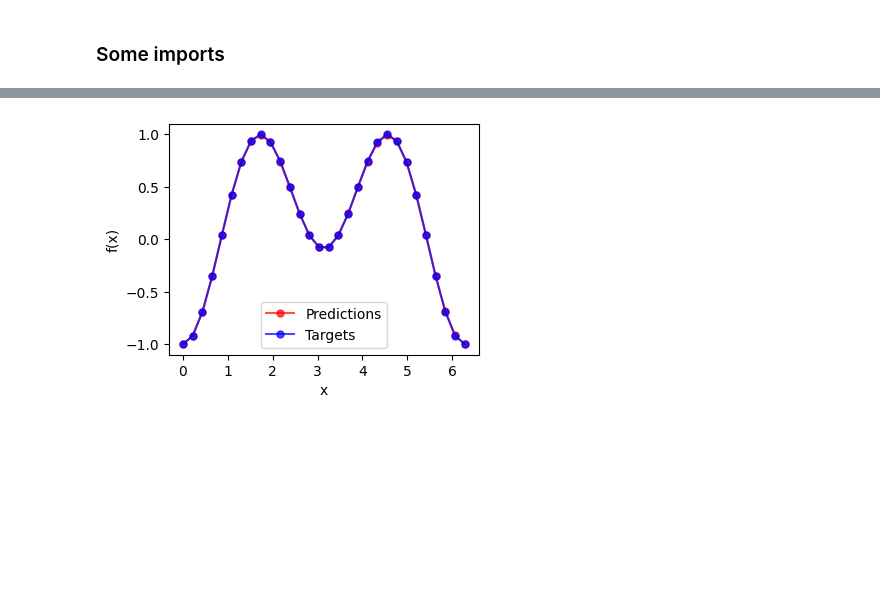
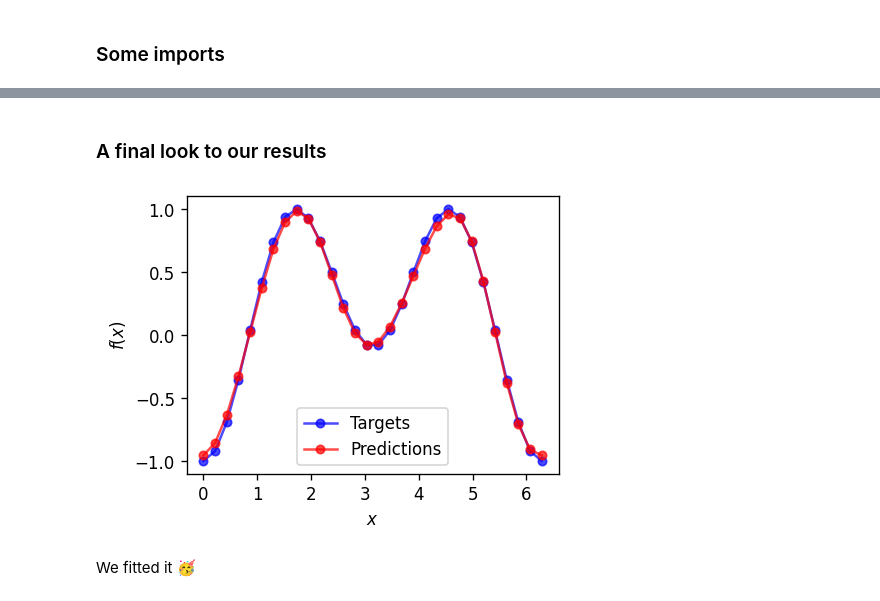
Before and after one commit to qiboteam/qiboml, a Jupyter notebook: doc/source/tutorials/data_reuploading.ipynb, the cells around one changed output, grey strips where cells are left out. Drawn from its saved outputs; the diff is of its cells as text; code cells hidden in the pictures; blank space fills up the shorter version.

```diff
--- a/doc/source/tutorials/data_reuploading.ipynb
+++ b/doc/source/tutorials/data_reuploading.ipynb
@@ -91,0 +111,9 @@ y_train = 2 * ( (y_train - min(y_train)) / (max(y_train) - min(y_train)) - 0.5 )
+# %%
+# We set a number of layers
+nlayers = 5
+
+# We initialise an empty circuit structure
+circuit_structure = []
+# We populate it with alternation of encoding (always the same) and trainable layers (always a new instance)
+for _ in range(nlayers):
+    circuit_structure.extend([encoding_circ, trainable_circuit(entanglement=False)])
@@ -91,0 +138,10 @@ y_train = 2 * ( (y_train - min(y_train)) / (max(y_train) - min(y_train)) - 0.5 )
+# %%
+# The whole model
+model = QuantumModel(
+    circuit_structure=circuit_structure,
+    decoding=decoding_circ,
+    differentiation=PSR(),
+)
+
+# Let's draw it
+fig = model.draw()
@@ -95,5 +161,5 @@ criterion = nn.MSELoss()
 # %%
-epochs = 150
+epochs = 100
 for epoch in range(epochs):
     optimizer.zero_grad()
     # Use torch.stack to get a tensor of shape (100, 1, 1)
@@ -125,26 +186,8 @@ Epoch 140: Loss = 0.002554323225575335
+# %% [markdown]
+### A final look to our results
 # %%
-plt.figure(figsize=(4, 4 * 6 / 8), dpi=100)
-plt.plot(
-    x_train,
-    y_pred.detach().numpy(),
-    marker=".",
-    markersize=10,
-    color="red",
-    label="Predictions",
-    alpha=0.7
-)
-plt.plot(
-    x_train,
-    y_train,
-    marker=".",
-    markersize=10,
-    color="blue",
-    label="Targets",
-    alpha=0.7
-)
-plt.xlabel(r"x")
-plt.ylabel(r"f(x)")
-plt.legend()
-plt.show()
+plot_target(x=x_train, target=y_train, predictions=y_pred)
 # %% [output]
-[figure, old version]
+[figure, new version]
+# %% [markdown]
+We fitted it 🥳
```
Also changed, not shown: parts of 21 cells of this notebook.
